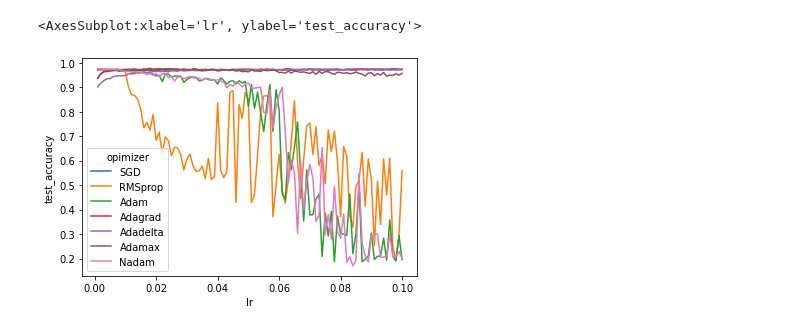
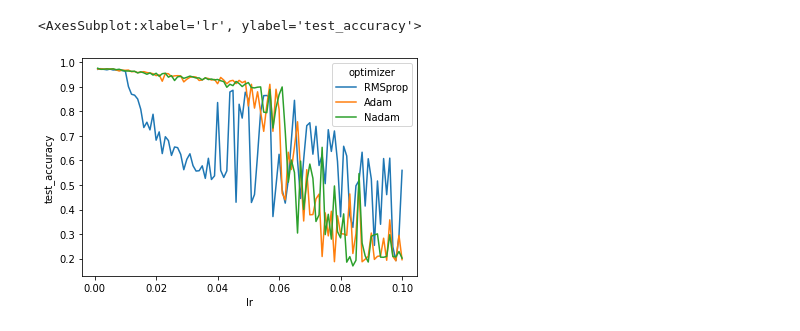
Before and after one commit to rehanguha/Learning-Rate-Sensitivity, a Jupyter notebook: MNIST_LR_Viz.ipynb, the cells around one changed output. Saved outputs shown, nothing was run; the diff lists cells and outputs as text; code cells hidden in the pictures.

```diff
--- a/MNIST_LR_Viz.ipynb
+++ b/MNIST_LR_Viz.ipynb
@@ -3,5 +7,5 @@ import seaborn as sns
 # %%
-df = pd.read_csv("output/MNIST_COPY.csv")
+df = pd.read_csv("output/MNIST_LR_COPY.csv")
 # %%
 df
 # %% [output]
@@ -21,3 +25 @@ df
-# %%
-df.drop(columns=['Unnamed: 0'], inplace=True)
 # %%
@@ -39,8 +50,10 @@ df
 # %%
 
-sns.lineplot(data=df,
+sns.lineplot(data=df[df['optimizer'].isin(['RMSprop',
+                                          'Adam',
+                                          'Nadam'])],
                 x='lr',
-                y='test_accuracy', hue="opimizer")
+                y='test_accuracy', hue="optimizer")
 # %% [output]
 <AxesSubplot:xlabel='lr', ylabel='test_accuracy'>
-[figure, old version]
+[figure, new version]
```
Also changed, not shown: parts of 12 cells of this notebook, 2 other files.
